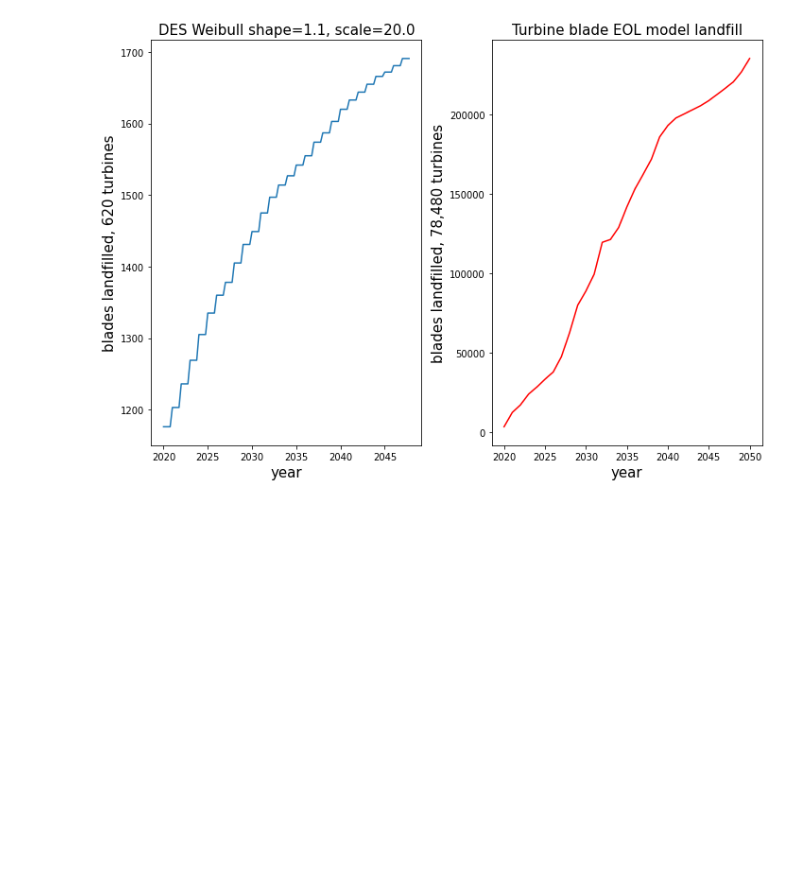
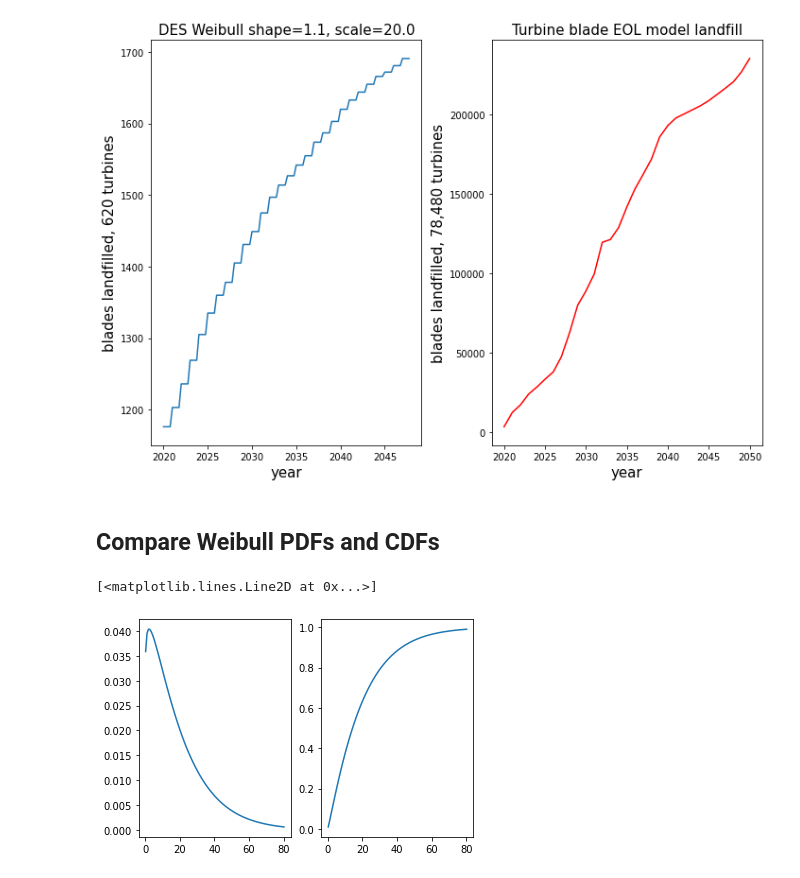
Before and after one commit to NREL/celavi, a Jupyter notebook: notebooks/landfill_one.ipynb, the cells around one changed output. Cells and saved outputs as stored; diff of their text form; code cells hidden in the pictures; blank space fills up the shorter version.

Commit message:
Issue #85
Weibull PDF and CDF for the DES model.

```diff
--- a/notebooks/landfill_one.ipynb
+++ b/notebooks/landfill_one.ipynb
@@ -93,3 +93,18 @@ plt.tight_layout()
 plt.show()
 # %% [output]
 [figure]
+# %% [markdown]
+## Compare Weibull PDFs and CDFs
+# %%
+des_weibull = weibull_min(K, scale=L)
+# other_weibull = weibull_min()
+
+fig, ax = plt.subplots(nrows=1, ncols=2)
+des_xs = np.linspace(des_weibull.ppf(0.01), des_weibull.ppf(0.99), 100)
+des_ys = des_weibull.pdf(des_xs)
+ax[0].plot(des_xs, des_ys)
+des_ys = des_weibull.cdf(des_xs)
+ax[1].plot(des_xs, des_ys)
+# %% [output]
+[<matplotlib.lines.Line2D at 0x...>]
+[figure, added]
```
